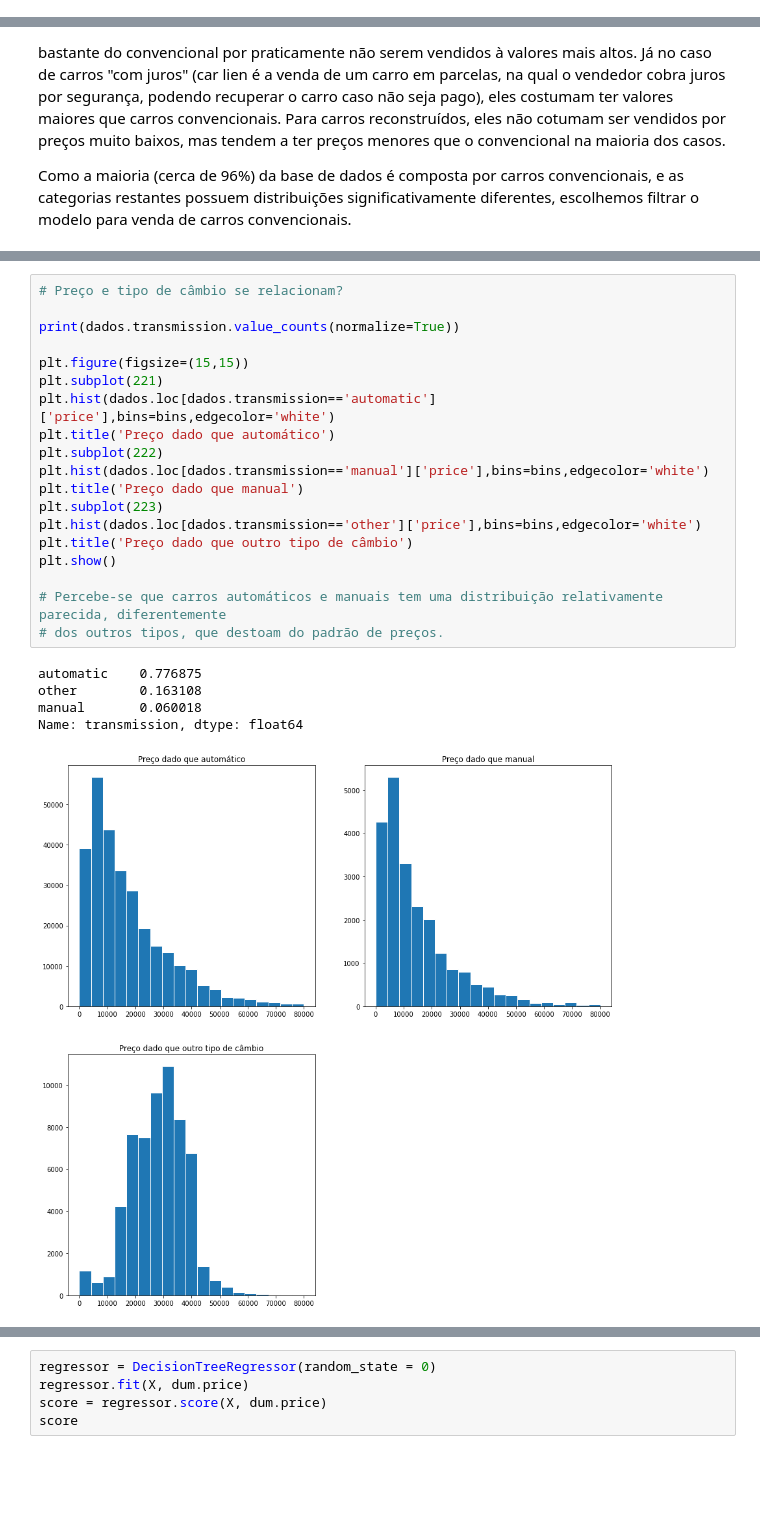
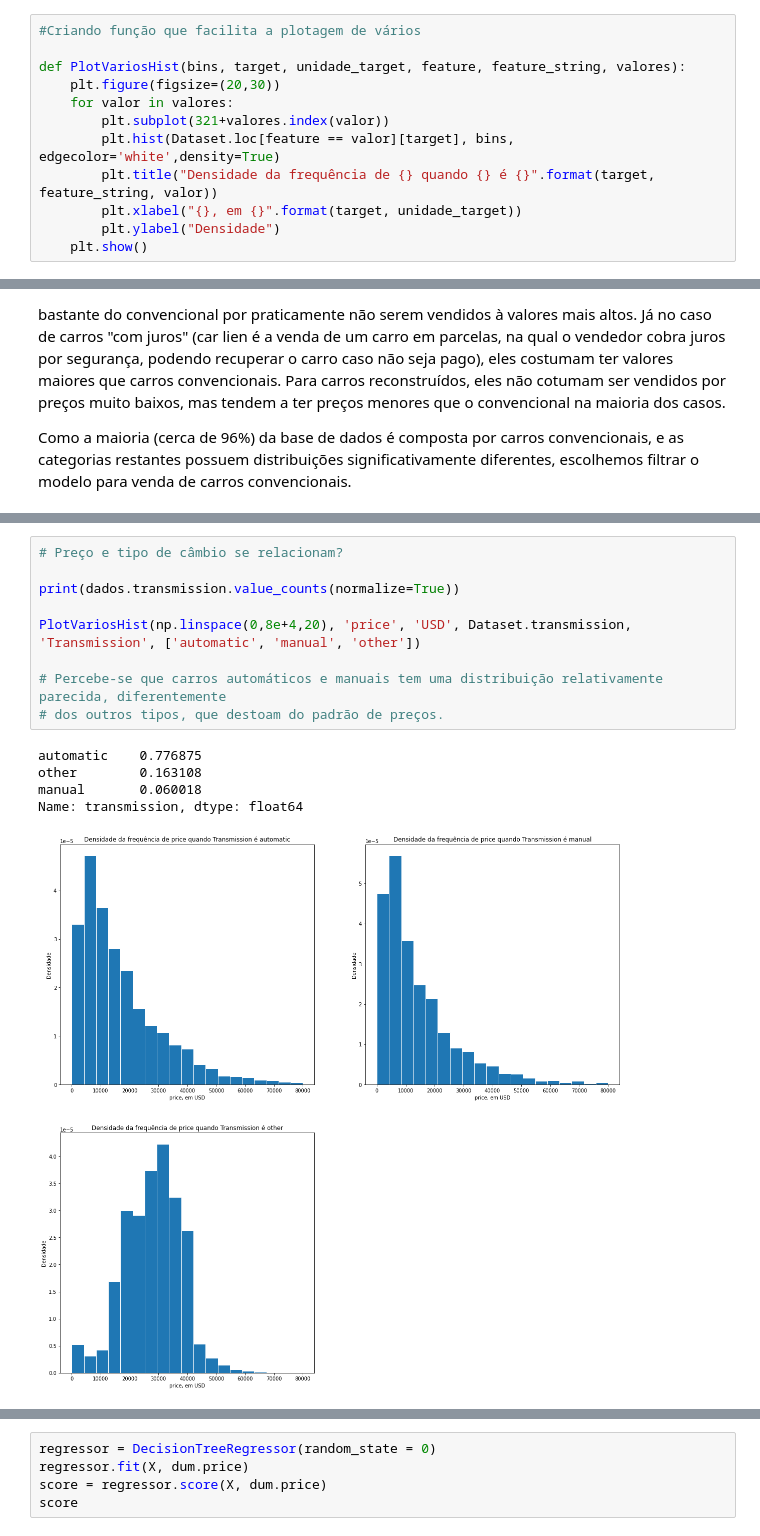
Before and after one commit to MekhyW/Car-Resell-Price-Predictor, a Jupyter notebook: Predictor.ipynb, the cells around one changed output, grey strips where cells are left out. Drawn from its saved outputs; the diff is of its cells as text; blank space fills up the shorter version.

Commit message:
função PlotVariosHist

```diff
--- a/Predictor.ipynb
+++ b/Predictor.ipynb
@@ -53,6 +59,18 @@ Dataset = Dataset.loc[Dataset.sigma < 3,:]
 # Análise exploratória -- Preços
 
 Preço é a variável target do modelo. Assim, é de interesse analisar quais são os fatores fundamentais que influenciam em seu valor. Nesse sentido, através de gráficos de dispersão, histogramas e outras ferramentas estatísticas, determinaremos as features a serem consideradas.
+# %%
+#Criando função que facilita a plotagem de vários
+
+def PlotVariosHist(bins, target, unidade_target, feature, feature_string, valores):
+    plt.figure(figsize=(20,30))
+    for valor in valores:
+        plt.subplot(321+valores.index(valor))
+        plt.hist(Dataset.loc[feature == valor][target], bins, edgecolor='white',density=True)
+        plt.title("Densidade da frequência de {} quando {} é {}".format(target, feature_string, valor))
+        plt.xlabel("{}, em {}".format(target, unidade_target))
+        plt.ylabel("Densidade")
+    plt.show()
 # %%
 # Primeiramente, devemos decidir quais são as condições que o modelo assume. Imaginamos que venda de peças de carros
 # ou de carros com peças faltando são casos significativamente diferentes do que a de um carro convencional.
@@ -177,28 +154,18 @@ plt.show()
 # %%
 # Preço e tipo de câmbio se relacionam?
 
 print(dados.transmission.value_counts(normalize=True))
 
-plt.figure(figsize=(15,15))
-plt.subplot(221)
-plt.hist(dados.loc[dados.transmission=='automatic']['price'],bins=bins,edgecolor='white')
-plt.title('Preço dado que automático')
-plt.subplot(222)
-plt.hist(dados.loc[dados.transmission=='manual']['price'],bins=bins,edgecolor='white')
-plt.title('Preço dado que manual')
-plt.subplot(223)
-plt.hist(dados.loc[dados.transmission=='other']['price'],bins=bins,edgecolor='white')
-plt.title('Preço dado que outro tipo de câmbio')
-plt.show()
+PlotVariosHist(np.linspace(0,8e+4,20), 'price', 'USD', Dataset.transmission, 'Transmission', ['automatic', 'manual', 'other'])
 
 # Percebe-se que carros automáticos e manuais tem uma distribuição relativamente parecida, diferentemente
 # dos outros tipos, que destoam do padrão de preços.
 # %% [output]
 automatic    0.776875
 other        0.163108
 manual       0.060018
 Name: transmission, dtype: float64
-[figure, old version]
+[figure, new version]
 # %%
 # Preço e ano de fabricação se relacionam?
 
```
Also changed, not shown: parts of 10 cells of this notebook.
